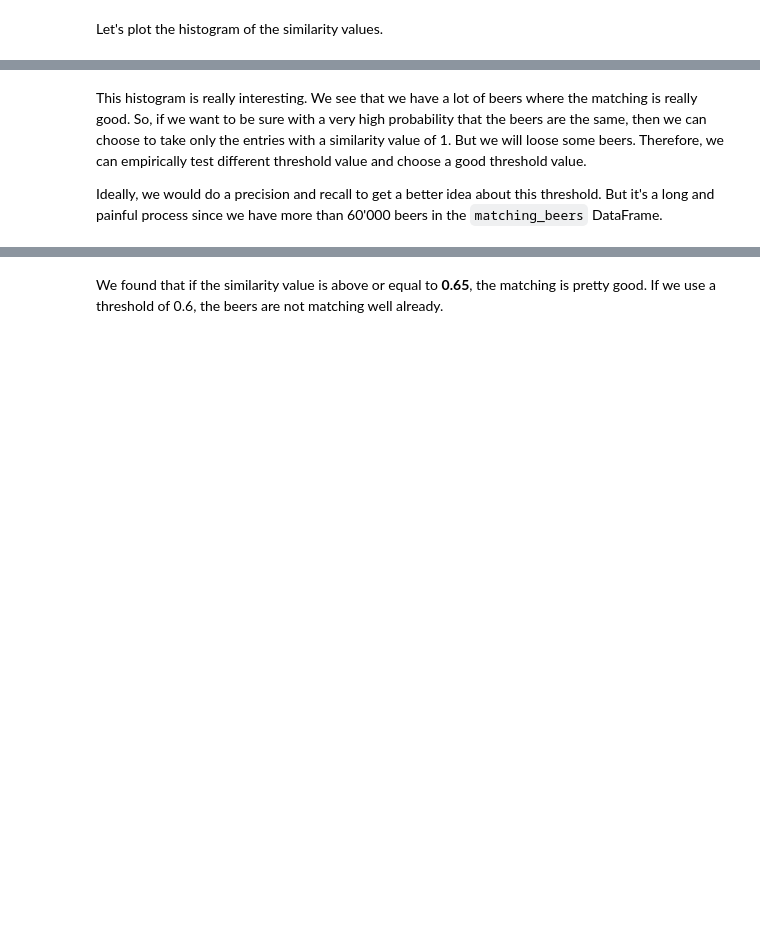
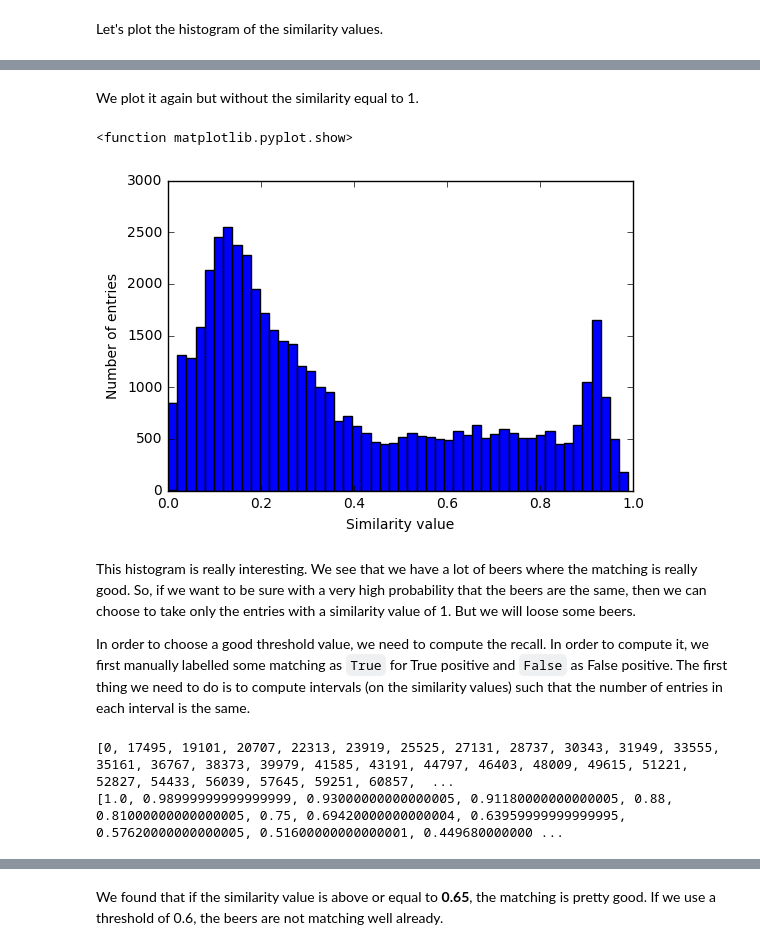
Before and after one commit to glederrey/Beers_rating, a Jupyter notebook: Beer_Similarity.ipynb, the cells around one changed output, grey strips where cells are left out. Saved outputs shown, nothing was run; the diff lists cells and outputs as text; code cells hidden in the pictures; blank space fills up the shorter version.

```diff
--- a/Beer_Similarity.ipynb
+++ b/Beer_Similarity.ipynb
@@ -572,4 +607,14 @@ plt.show
+# %% [markdown]
+We plot it again but without the similarity equal to 1.
+# %%
+plt.hist(list(matching_beers[matching_beers.similarity < 1].similarity), 50)
+plt.xlabel('Similarity value')
+plt.ylabel('Number of entries')
+plt.show
+# %% [output]
+<function matplotlib.pyplot.show>
+[figure, added]
 # %% [markdown]
-This histogram is really interesting. We see that we have a lot of beers where the matching is really good. So, if we want to be sure with a very high probability that the beers are the same, then we can choose to take only the entries with a similarity value of 1. But we will loose some beers. Therefore, we can empirically test different threshold value and choose a good threshold value.
+This histogram is really interesting. We see that we have a lot of beers where the matching is really good. So, if we want to be sure with a very high probability that the beers are the same, then we can choose to take only the entries with a similarity value of 1. But we will loose some beers.
 
-Ideally, we would do a precision and recall to get a better idea about this threshold. But it's a long and painful process since we have more than 60'000 beers in the `matching_beers` DataFrame.
+In order to choose a good threshold value, we need to compute the recall. In order to compute it, we first manually labelled some matching as `True` for True positive and `False` as False positive. The first thing we need to do is to compute intervals (on the similarity values) such that the number of entries in each interval is the same.
@@ -575,0 +658,7 @@ Ideally, we would do a precision and recall to get a better idea about this thre
+# %%
+indices, sim_values = intervals(matching_beers, 30)
+print(indices)
+print(sim_values)
+# %% [output]
+[0, 17495, 19101, 20707, 22313, 23919, 25525, 27131, 28737, 30343, 31949, 33555, 35161, 36767, 38373, 39979, 41585, 43191, 44797, 46403, 48009, 49615, 51221, 52827, 54433, 56039, 57645, 59251, 60857,  ...
+[1.0, 0.98999999999999999, 0.93000000000000005, 0.91180000000000005, 0.88, 0.81000000000000005, 0.75, 0.69420000000000004, 0.63959999999999995, 0.57620000000000005, 0.51600000000000001, 0.449680000000 ...
```
Also changed, not shown: parts of 10 cells of this notebook, 1 other file.
